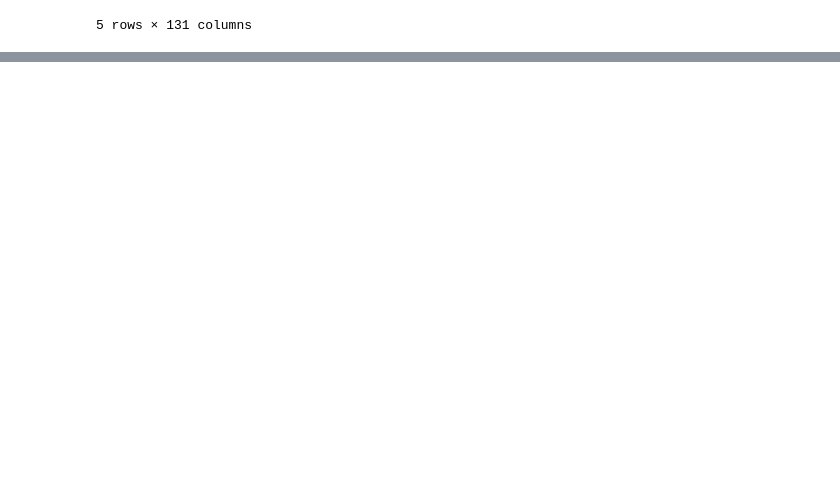
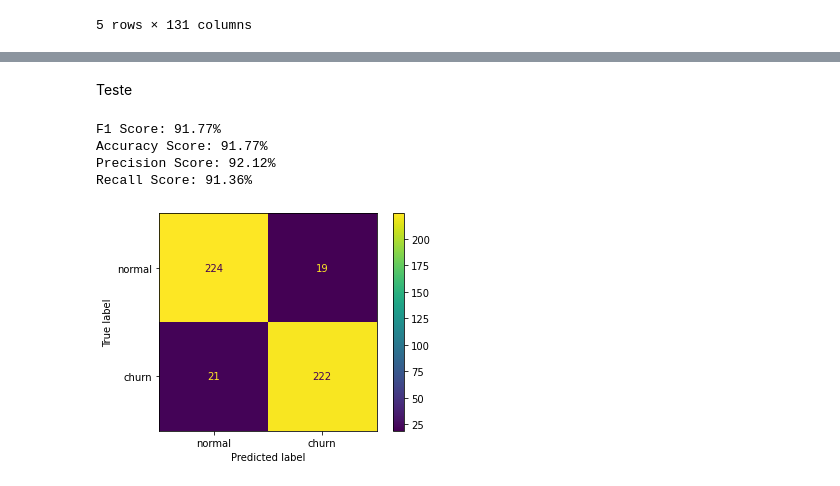
Before and after one commit to felipesilvaibi/predicao-falha-entrega-logistica, a Jupyter notebook: analysis/notebook.ipynb, the cells around one changed output, grey strips where cells are left out. Cells and saved outputs as stored; diff of their text form; code cells hidden in the pictures; blank space fills up the shorter version.

```diff
--- a/analysis/notebook.ipynb
+++ b/analysis/notebook.ipynb
@@ -344,20 +495,25 @@ plt.show()
+# %% [markdown]
+Teste
 # %%
-predict_KNN = knn_model.predict(X_val)
+predict_MLP = mlp_model.predict(X_test)
 
-f1 = round(f1_score(y_val, predict_KNN, average='macro')*100, 2)
-accuracy = round(accuracy_score(y_val, predict_KNN)*100, 2)
-precision = round(precision_score(y_val, predict_KNN)*100, 2)
-recall = round(recall_score(y_val, predict_KNN)*100, 2)
+f1 = round(f1_score(y_test, predict_MLP, average='macro')*100, 2)
+accuracy = round(accuracy_score(y_test, predict_MLP)*100, 2)
+precision = round(precision_score(y_test, predict_MLP)*100, 2)
+recall = round(recall_score(y_test, predict_MLP)*100, 2)
 
 print(f"F1 Score: {f1}%")
 print(f"Accuracy Score: {accuracy}%")
 print(f"Precision Score: {precision}%")
 print(f"Recall Score: {recall}%")
 
-plot_confusion_matrix(predict_KNN, X_val, y_val, display_labels=[
+plot_confusion_matrix(mlp_model, X_test, y_test, display_labels=[
                       "normal", "churn"], values_format="d")
 plt.grid(False)
 plt.show()
-
-metrics.plot_roc_curve(predict_KNN, X_val, y_val)
-plt.show()
+# %% [output]
+F1 Score: 91.77%
+Accuracy Score: 91.77%
+Precision Score: 92.12%
+Recall Score: 91.36%
+[figure, added]
```
Also changed, not shown: parts of 45 cells of this notebook, 1 other file.
